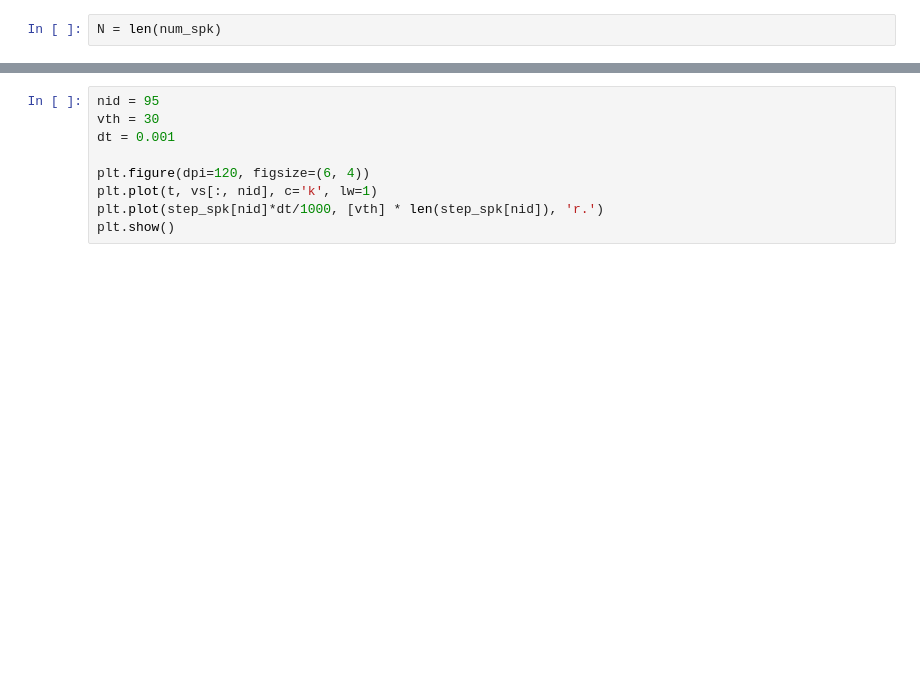
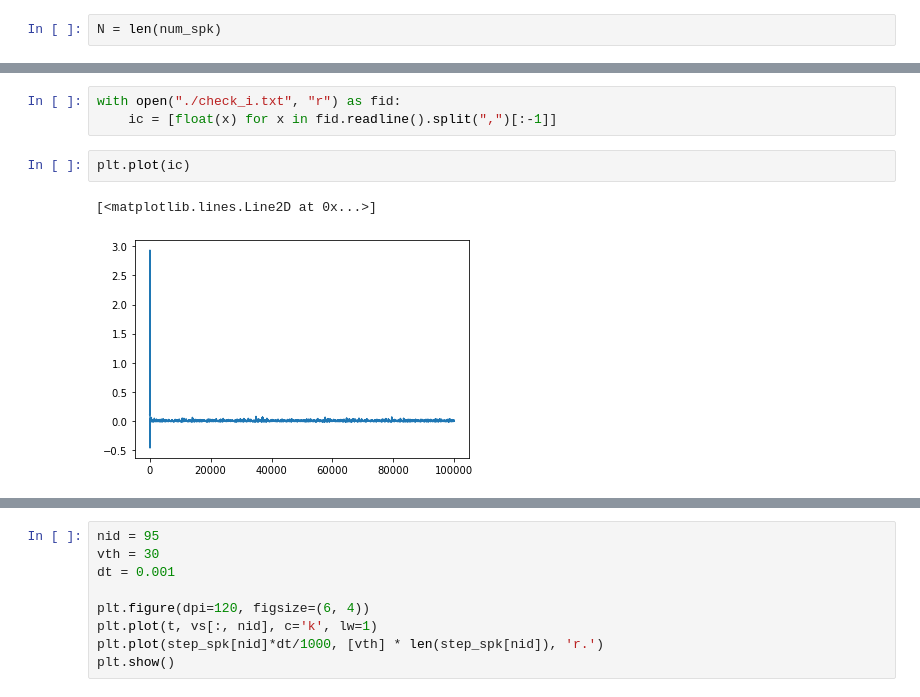
Before and after one commit to jyKim-97/hh_neuralnet, a Jupyter notebook: ei_wb_pop/view.ipynb, the cells around one changed output, grey strips where cells are left out. Drawn from its saved outputs; the diff is of its cells as text; blank space fills up the shorter version.

```diff
--- a/ei_wb_pop/view.ipynb
+++ b/ei_wb_pop/view.ipynb
@@ -50,0 +86,8 @@ plt.show()
+# %%
+with open("./check_i.txt", "r") as fid:
+    ic = [float(x) for x in fid.readline().split(",")[:-1]]
+# %%
+plt.plot(ic)
+# %% [output]
+[<matplotlib.lines.Line2D at 0x...>]
+[figure, added]
```
Also changed, not shown: parts of 25 cells of this notebook, 2 other files.
